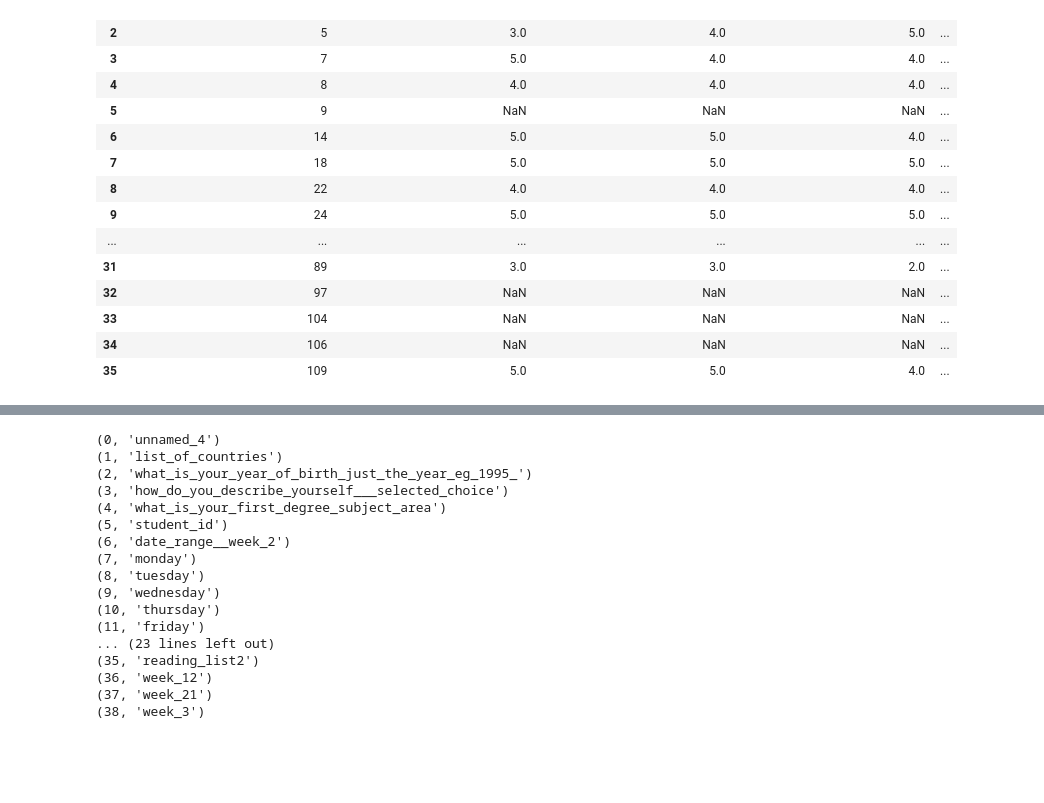
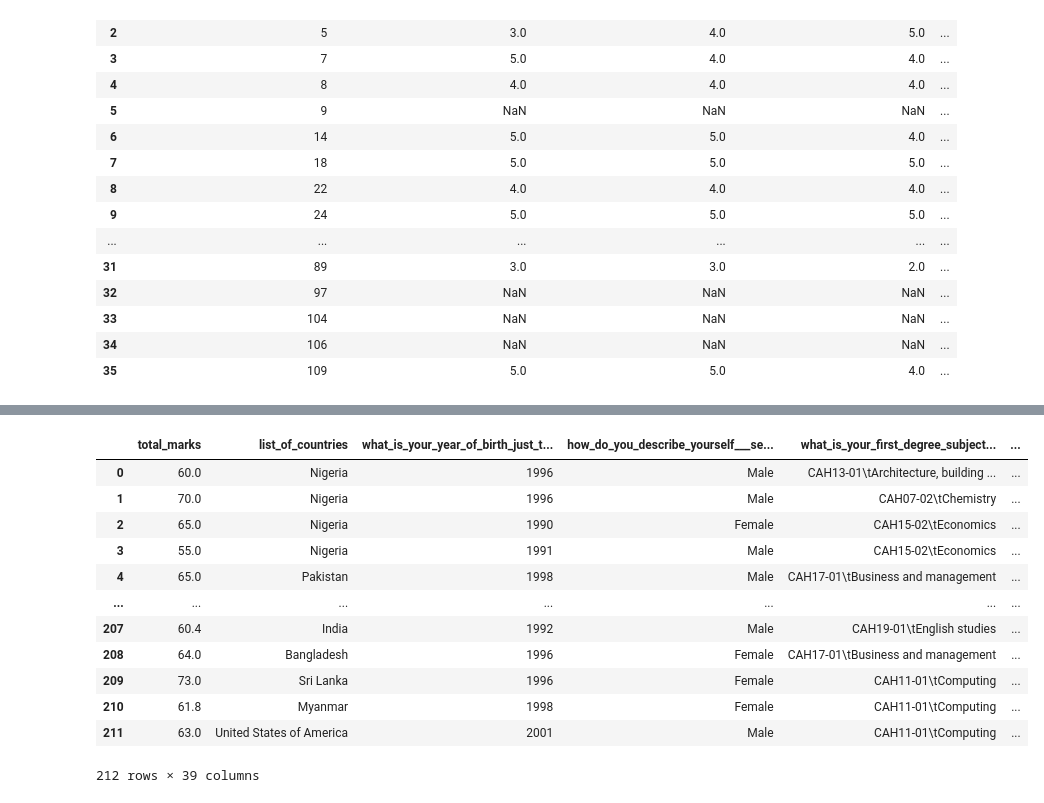
Before and after one commit to tjgusshy/UWE_Brsitol_IGP_Project, a Jupyter notebook: python_folder/eda.ipynb, the cells around one changed output, grey strips where cells are left out. Cells and saved outputs as stored; diff of their text form; code cells hidden in the pictures; blank space fills up the shorter version.

```diff
--- a/python_folder/eda.ipynb
+++ b/python_folder/eda.ipynb
@@ -239,27 +232,7 @@ except Exception as e:
 # renaming columns with spaces and special characters
 week2_democo2 = pd.read_excel(xls,'Week 2',skiprows=1)
 week2_democo2.columns=week2_democo2.columns.str.replace(' ','_').str.replace(',','').str.lower().str.replace("-",'_').str.replace("?",'').str.replace("(",'').str.replace(")",'').str.replace('.','').str.replace('&','').str.replace(":",'')
-week2_democo2 =week2_democo2.iloc[:, 4:]
-for i in enumerate(week2_democo2):
-    print(i)
+df = week2_democo2 =week2_democo2.iloc[:, 4:]
-# %% [output]
-(0, 'unnamed_4')
-(1, 'list_of_countries')
-(2, 'what_is_your_year_of_birth_just_the_year_eg_1995_')
-(3, 'how_do_you_describe_yourself___selected_choice')
-(4, 'what_is_your_first_degree_subject_area')
-(5, 'student_id')
-(6, 'date_range__week_2')
-(7, 'monday')
-(8, 'tuesday')
-(9, 'wednesday')
-(10, 'thursday')
-(11, 'friday')
-... (23 lines left out)
-(35, 'reading_list2')
-(36, 'week_12')
-(37, 'week_21')
-(38, 'week_3')
 # %%
 # renaming columns with duplicate names
 df.columns.values[0] = 'total_marks'
@@ -269,15 +242,35 @@ df.columns.values[20] = 'std_act_module_information_handbook1'
 df.columns.values[21] = 'std_act_reading_list'
 df.columns.values[22] = 'std_act_week1'
 df.columns.values[23] = 'std_act_week2'
-df.columns.values[24] = 'no_of_times_accessed_assignments'
-df.columns.values[25] = 'no_of_times_accessed_learning_materials'
-df.columns.values[26] = 'no_of_times_accessed_module_information_handbook1'
-df.columns.values[27] = 'no_of_times_accessedreading_list'
-df.columns.values[28] = 'no_of_times_week1'
-df.columns.values[29] = 'no_of_times_week2'
-df.columns.values[30] = 'initial_access_assignments'
-df.columns.values[31] = 'initial_access_learning_materials'
-df.columns.values[32] = 'initial_access_information_handbook1'
-df.columns.values[33] = 'initial_access_reading_list'
-df.columns.values[34] = 'initial_access_week1'
-df.columns.values[35] = 'initial_access_week2'
+df.columns.values[24] = 'std_act_week3'
+df.columns.values[25] = 'no_of_times_accessed_assignments'
+df.columns.values[26] = 'no_of_times_accessed_learning_materials'
+df.columns.values[27] = 'no_of_times_accessed_module_information_handbook1'
+df.columns.values[28] = 'no_of_times_accessedreading_list'
+df.columns.values[29] = 'no_of_times_week1'
+df.columns.values[30] = 'no_of_times_week2'
+df.columns.values[31] = 'no_of_times_week3'
+df.columns.values[32] = 'initial_access_assignments'
+df.columns.values[33] = 'initial_access_learning_materials'
+df.columns.values[34] = 'initial_access_information_handbook1'
+df.columns.values[35] = 'initial_access_reading_list'
+df.columns.values[36] = 'initial_access_week1'
+df.columns.values[37] = 'initial_access_week2'
+df.columns.values[38] = 'initial_access_week3'
+df2 = df.copy()
+# %%
+df2
+# %% [output]
+|  | total_marks | list_of_countries | what_is_your_year_of_birth_just_t... | how_do_you_describe_yourself___se... | what_is_your_first_degree_subject... | ... |
+| 0 | 60.0 | Nigeria | 1996 | Male | CAH13-01\tArchitecture, building ... | ... |
+| 1 | 70.0 | Nigeria | 1996 | Male | CAH07-02\tChemistry | ... |
+| 2 | 65.0 | Nigeria | 1990 | Female | CAH15-02\tEconomics | ... |
+| 3 | 55.0 | Nigeria | 1991 | Male | CAH15-02\tEconomics | ... |
+| 4 | 65.0 | Pakistan | 1998 | Male | CAH17-01\tBusiness and management | ... |
+| ... | ... | ... | ... | ... | ... | ... |
+| 207 | 60.4 | India | 1992 | Male | CAH19-01\tEnglish studies | ... |
+| 208 | 64.0 | Bangladesh | 1996 | Female | CAH17-01\tBusiness and management | ... |
+| 209 | 73.0 | Sri Lanka | 1996 | Female | CAH11-01\tComputing | ... |
+| 210 | 61.8 | Myanmar | 1998 | Female | CAH11-01\tComputing | ... |
+| 211 | 63.0 | United States of America | 2001 | Male | CAH11-01\tComputing | ... |
+212 rows × 39 columns
```
Also changed, not shown: parts of 28 cells of this notebook.
